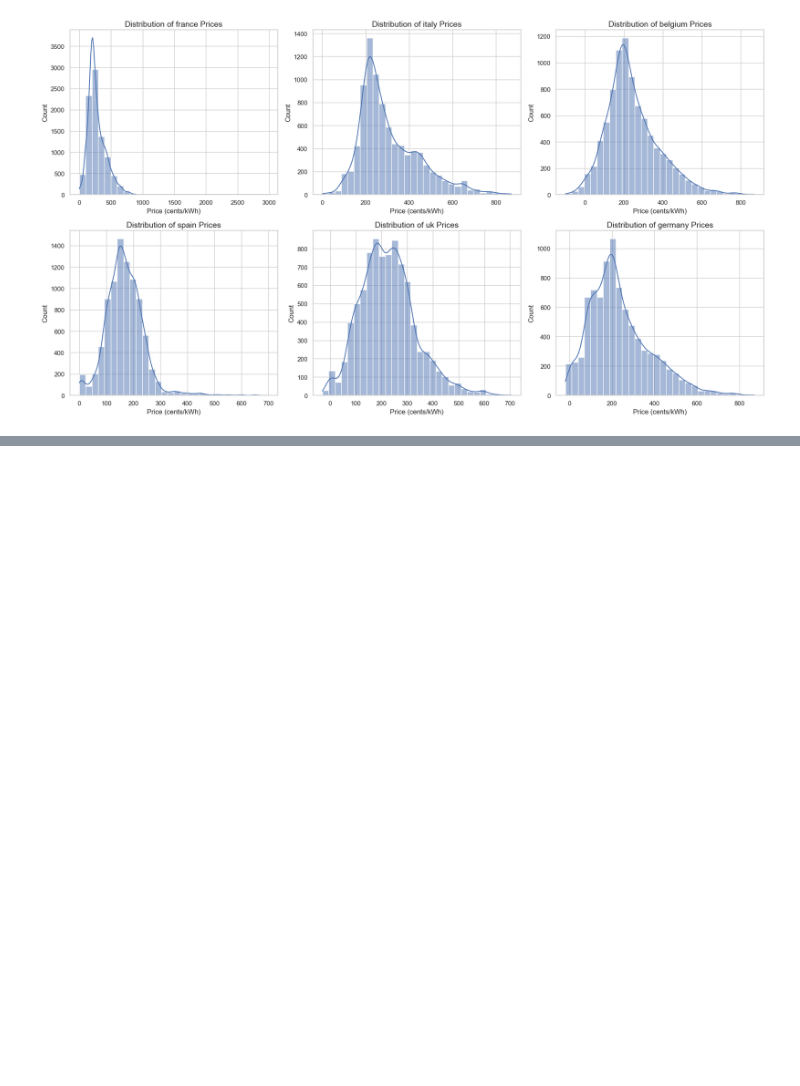
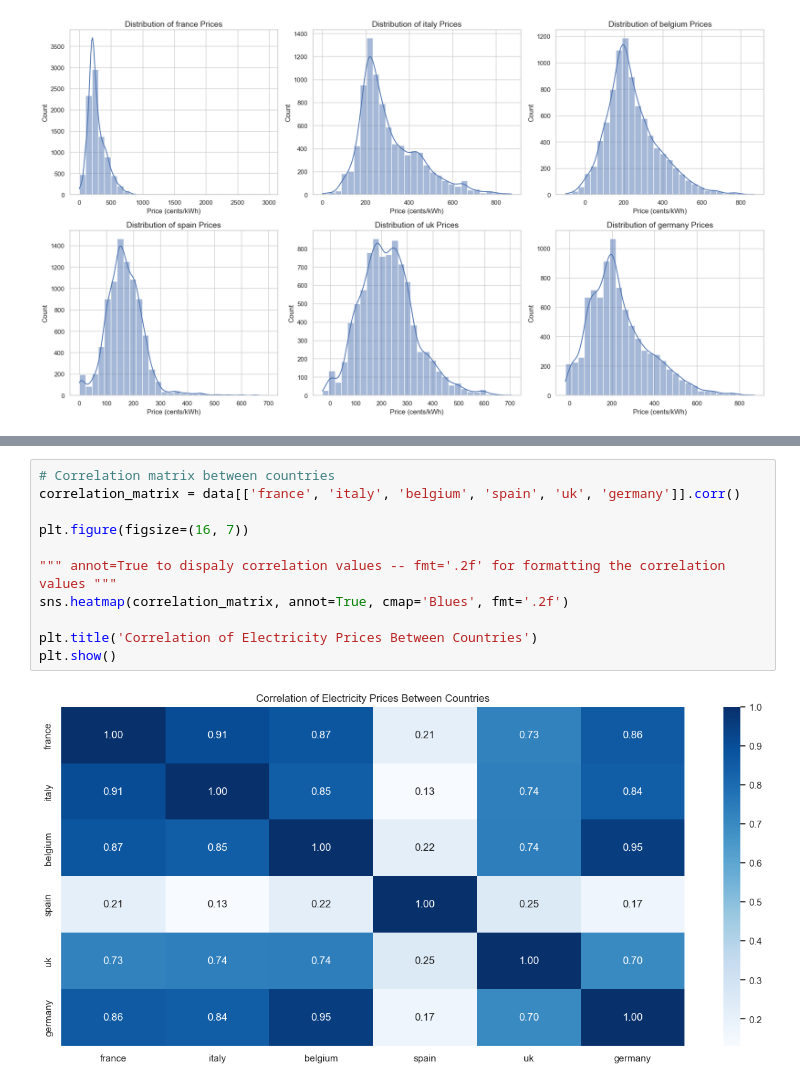
Before and after one commit to FarahArbi/Electricity-Day-Ahead-Prices, a Jupyter notebook: notebook.ipynb, the cells around one changed output, grey strips where cells are left out. Saved outputs shown, nothing was run; the diff lists cells and outputs as text; blank space fills up the shorter version.

```diff
--- a/notebook.ipynb
+++ b/notebook.ipynb
@@ -185,0 +217,13 @@ This charts compares the disrtibution of electricity prices, which can be useful
+# %%
+# Correlation matrix between countries
+correlation_matrix = data[['france', 'italy', 'belgium', 'spain', 'uk', 'germany']].corr()
+
+plt.figure(figsize=(16, 7))
+
+""" annot=True to dispaly correlation values -- fmt='.2f' for formatting the correlation values """
+sns.heatmap(correlation_matrix, annot=True, cmap='Blues', fmt='.2f')
+
+plt.title('Correlation of Electricity Prices Between Countries')
+plt.show()
+# %% [output]
+[figure, added]
```
Also changed, not shown: parts of 12 cells of this notebook.
